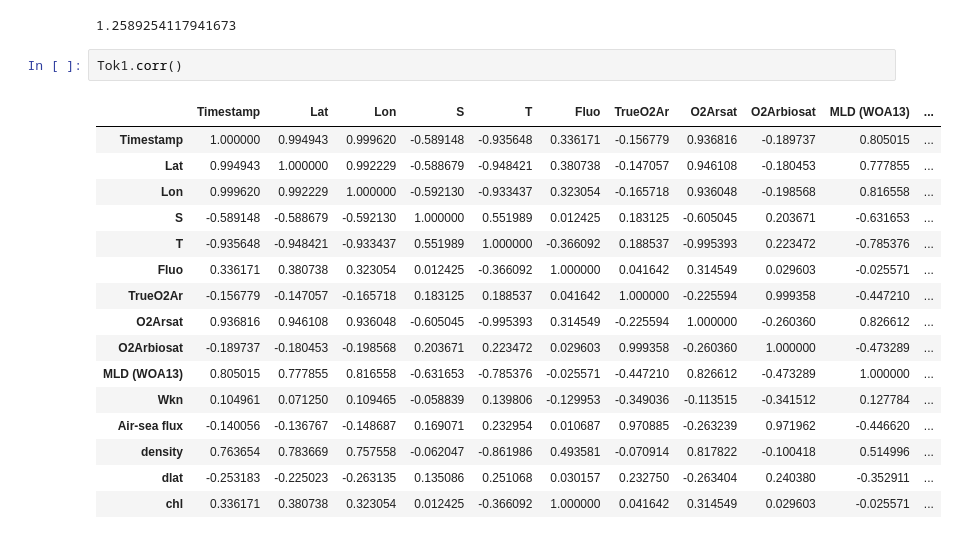
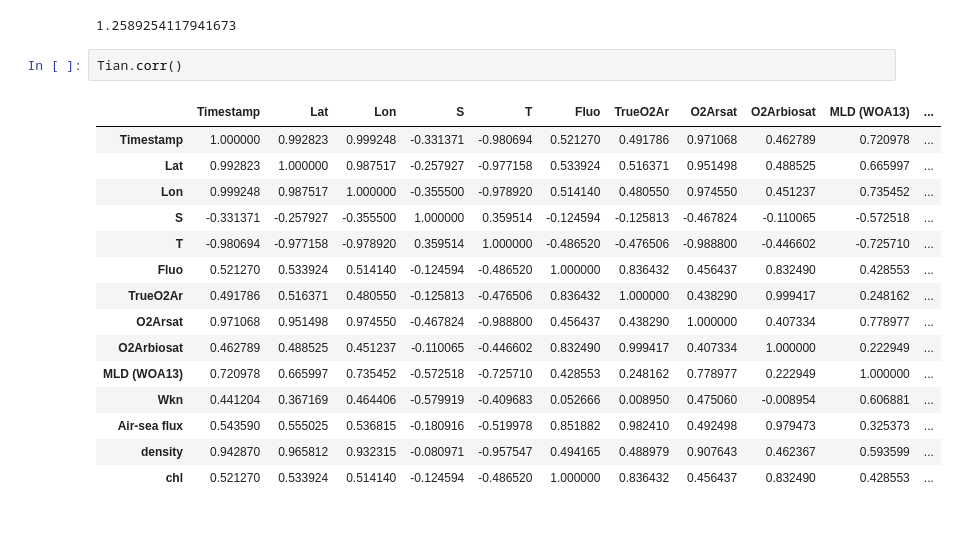
Before and after one commit to sophieclayton/kuroshio_productivity, a Jupyter notebook: Chl_calib.ipynb, the cells around one changed output. Cells and saved outputs as stored; diff of their text form.

```diff
--- a/Chl_calib.ipynb
+++ b/Chl_calib.ipynb
@@ -371,21 +471,20 @@ array([ -1.20000000e+00,  -8.00000000e-01,  -4.00000000e-01,
 # %% [output]
 1.2589254117941673
 # %%
-Tok1.corr()
+Tian.corr()
 # %% [output]
 |  | Timestamp | Lat | Lon | S | T | Fluo | TrueO2Ar | O2Arsat | O2Arbiosat | MLD (WOA13) | ... |
-| Timestamp | 1.000000 | 0.994943 | 0.999620 | -0.589148 | -0.935648 | 0.336171 | -0.156779 | 0.936816 | -0.189737 | 0.805015 | ... |
-| Lat | 0.994943 | 1.000000 | 0.992229 | -0.588679 | -0.948421 | 0.380738 | -0.147057 | 0.946108 | -0.180453 | 0.777855 | ... |
-| Lon | 0.999620 | 0.992229 | 1.000000 | -0.592130 | -0.933437 | 0.323054 | -0.165718 | 0.936048 | -0.198568 | 0.816558 | ... |
-| S | -0.589148 | -0.588679 | -0.592130 | 1.000000 | 0.551989 | 0.012425 | 0.183125 | -0.605045 | 0.203671 | -0.631653 | ... |
-| T | -0.935648 | -0.948421 | -0.933437 | 0.551989 | 1.000000 | -0.366092 | 0.188537 | -0.995393 | 0.223472 | -0.785376 | ... |
-| Fluo | 0.336171 | 0.380738 | 0.323054 | 0.012425 | -0.366092 | 1.000000 | 0.041642 | 0.314549 | 0.029603 | -0.025571 | ... |
-| TrueO2Ar | -0.156779 | -0.147057 | -0.165718 | 0.183125 | 0.188537 | 0.041642 | 1.000000 | -0.225594 | 0.999358 | -0.447210 | ... |
-| O2Arsat | 0.936816 | 0.946108 | 0.936048 | -0.605045 | -0.995393 | 0.314549 | -0.225594 | 1.000000 | -0.260360 | 0.826612 | ... |
-| O2Arbiosat | -0.189737 | -0.180453 | -0.198568 | 0.203671 | 0.223472 | 0.029603 | 0.999358 | -0.260360 | 1.000000 | -0.473289 | ... |
-| MLD (WOA13) | 0.805015 | 0.777855 | 0.816558 | -0.631653 | -0.785376 | -0.025571 | -0.447210 | 0.826612 | -0.473289 | 1.000000 | ... |
-| Wkn | 0.104961 | 0.071250 | 0.109465 | -0.058839 | 0.139806 | -0.129953 | -0.349036 | -0.113515 | -0.341512 | 0.127784 | ... |
-| Air-sea flux | -0.140056 | -0.136767 | -0.148687 | 0.169071 | 0.232954 | 0.010687 | 0.970885 | -0.263239 | 0.971962 | -0.446620 | ... |
-| density | 0.763654 | 0.783669 | 0.757558 | -0.062047 | -0.861986 | 0.493581 | -0.070914 | 0.817822 | -0.100418 | 0.514996 | ... |
-| dlat | -0.253183 | -0.225023 | -0.263135 | 0.135086 | 0.251068 | 0.030157 | 0.232750 | -0.263404 | 0.240380 | -0.352911 | ... |
-| chl | 0.336171 | 0.380738 | 0.323054 | 0.012425 | -0.366092 | 1.000000 | 0.041642 | 0.314549 | 0.029603 | -0.025571 | ... |
+| Timestamp | 1.000000 | 0.992823 | 0.999248 | -0.331371 | -0.980694 | 0.521270 | 0.491786 | 0.971068 | 0.462789 | 0.720978 | ... |
+| Lat | 0.992823 | 1.000000 | 0.987517 | -0.257927 | -0.977158 | 0.533924 | 0.516371 | 0.951498 | 0.488525 | 0.665997 | ... |
+| Lon | 0.999248 | 0.987517 | 1.000000 | -0.355500 | -0.978920 | 0.514140 | 0.480550 | 0.974550 | 0.451237 | 0.735452 | ... |
+| S | -0.331371 | -0.257927 | -0.355500 | 1.000000 | 0.359514 | -0.124594 | -0.125813 | -0.467824 | -0.110065 | -0.572518 | ... |
+| T | -0.980694 | -0.977158 | -0.978920 | 0.359514 | 1.000000 | -0.486520 | -0.476506 | -0.988800 | -0.446602 | -0.725710 | ... |
+| Fluo | 0.521270 | 0.533924 | 0.514140 | -0.124594 | -0.486520 | 1.000000 | 0.836432 | 0.456437 | 0.832490 | 0.428553 | ... |
+| TrueO2Ar | 0.491786 | 0.516371 | 0.480550 | -0.125813 | -0.476506 | 0.836432 | 1.000000 | 0.438290 | 0.999417 | 0.248162 | ... |
+| O2Arsat | 0.971068 | 0.951498 | 0.974550 | -0.467824 | -0.988800 | 0.456437 | 0.438290 | 1.000000 | 0.407334 | 0.778977 | ... |
+| O2Arbiosat | 0.462789 | 0.488525 | 0.451237 | -0.110065 | -0.446602 | 0.832490 | 0.999417 | 0.407334 | 1.000000 | 0.222949 | ... |
+| MLD (WOA13) | 0.720978 | 0.665997 | 0.735452 | -0.572518 | -0.725710 | 0.428553 | 0.248162 | 0.778977 | 0.222949 | 1.000000 | ... |
+| Wkn | 0.441204 | 0.367169 | 0.464406 | -0.579919 | -0.409683 | 0.052666 | 0.008950 | 0.475060 | -0.008954 | 0.606881 | ... |
+| Air-sea flux | 0.543590 | 0.555025 | 0.536815 | -0.180916 | -0.519978 | 0.851882 | 0.982410 | 0.492498 | 0.979473 | 0.325373 | ... |
+| density | 0.942870 | 0.965812 | 0.932315 | -0.080971 | -0.957547 | 0.494165 | 0.488979 | 0.907643 | 0.462367 | 0.593599 | ... |
+| chl | 0.521270 | 0.533924 | 0.514140 | -0.124594 | -0.486520 | 1.000000 | 0.836432 | 0.456437 | 0.832490 | 0.428553 | ... |
```
Also changed, not shown: parts of 3 cells of this notebook, 3 other files.
